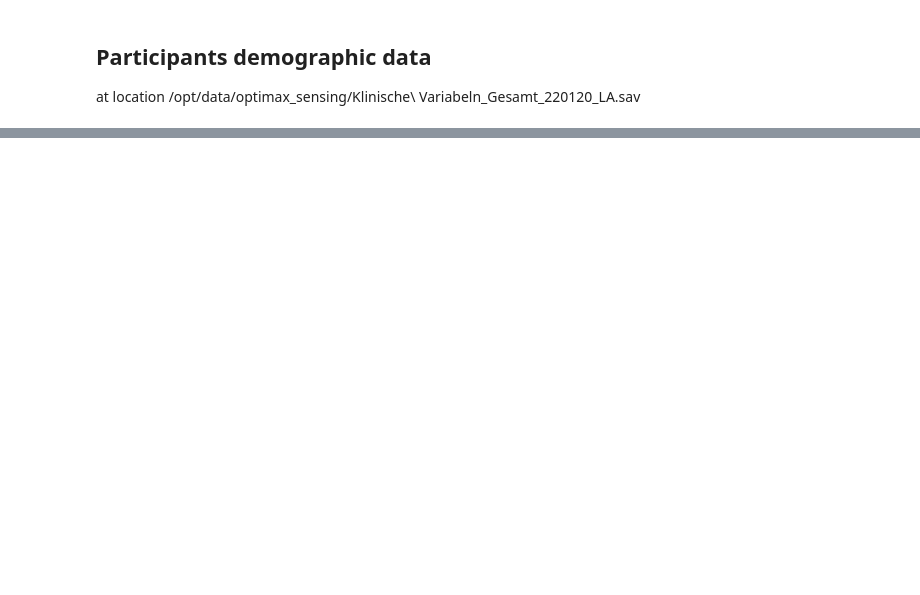
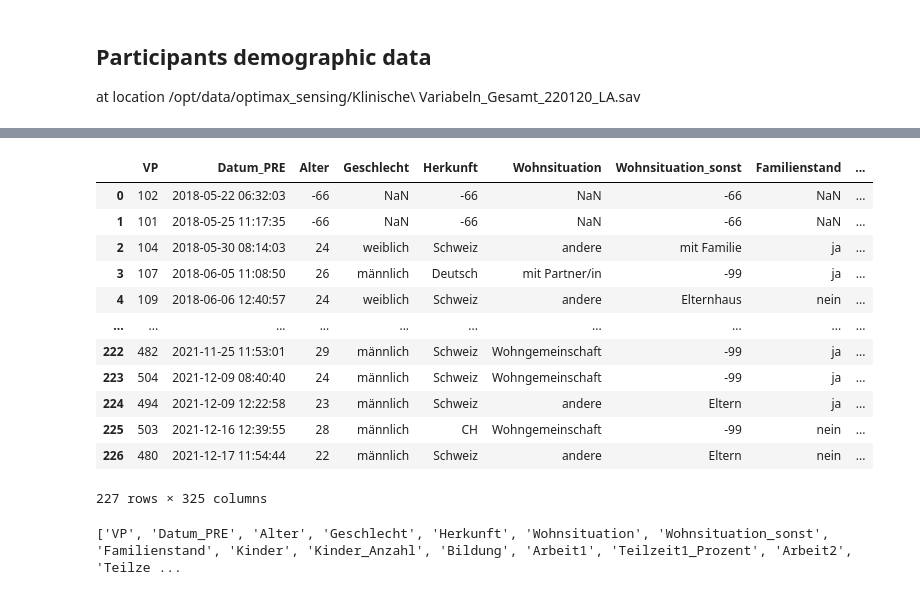
Before and after one commit to trelium/OPTIMAX-sensing, a Jupyter notebook: src/data/targets_wrangling.ipynb, the cells around one changed output, grey strips where cells are left out. Cells and saved outputs as stored; diff of their text form; code cells hidden in the pictures; blank space fills up the shorter version.

```diff
--- a/src/data/targets_wrangling.ipynb
+++ b/src/data/targets_wrangling.ipynb
@@ -50,0 +103,24 @@ at location  /opt/data/optimax_sensing/Klinische\ Variabeln_Gesamt_220120_LA.sav
+# %%
+# https://github.com/Roche/pyreadstat
+import pandas as pd
+df = pd.read_spss("/opt/data/optimax_sensing/Klinische Variabeln_Gesamt_220120_LA.sav")
+df.columns
+# %% [output]
+|  | VP | Datum_PRE | Alter | Geschlecht | Herkunft | Wohnsituation | Wohnsituation_sonst | Familienstand | ... |
+| 0 | 102 | 2018-05-22 06:32:03 | -66 | NaN | -66 | NaN | -66 | NaN | ... |
+| 1 | 101 | 2018-05-25 11:17:35 | -66 | NaN | -66 | NaN | -66 | NaN | ... |
+| 2 | 104 | 2018-05-30 08:14:03 | 24 | weiblich | Schweiz | andere | mit Familie | ja | ... |
+| 3 | 107 | 2018-06-05 11:08:50 | 26 | männlich | Deutsch | mit Partner/in | -99 | ja | ... |
+| 4 | 109 | 2018-06-06 12:40:57 | 24 | weiblich | Schweiz | andere | Elternhaus | nein | ... |
+| ... | ... | ... | ... | ... | ... | ... | ... | ... | ... |
+| 222 | 482 | 2021-11-25 11:53:01 | 29 | männlich | Schweiz | Wohngemeinschaft | -99 | ja | ... |
+| 223 | 504 | 2021-12-09 08:40:40 | 24 | männlich | Schweiz | Wohngemeinschaft | -99 | ja | ... |
+| 224 | 494 | 2021-12-09 12:22:58 | 23 | männlich | Schweiz | andere | Eltern | ja | ... |
+| 225 | 503 | 2021-12-16 12:39:55 | 28 | männlich | CH | Wohngemeinschaft | -99 | nein | ... |
+| 226 | 480 | 2021-12-17 11:54:44 | 22 | männlich | Schweiz | andere | Eltern | nein | ... |
+227 rows × 325 columns
+# %%
+print(list(df.columns))
+#alter age Geschlecht gender Herkunft nationality
+# %% [output]
+['VP', 'Datum_PRE', 'Alter', 'Geschlecht', 'Herkunft', 'Wohnsituation', 'Wohnsituation_sonst', 'Familienstand', 'Kinder', 'Kinder_Anzahl', 'Bildung', 'Arbeit1', 'Teilzeit1_Prozent', 'Arbeit2', 'Teilze ...
```
Also changed, not shown: parts of 11 cells of this notebook, 1 other file.
